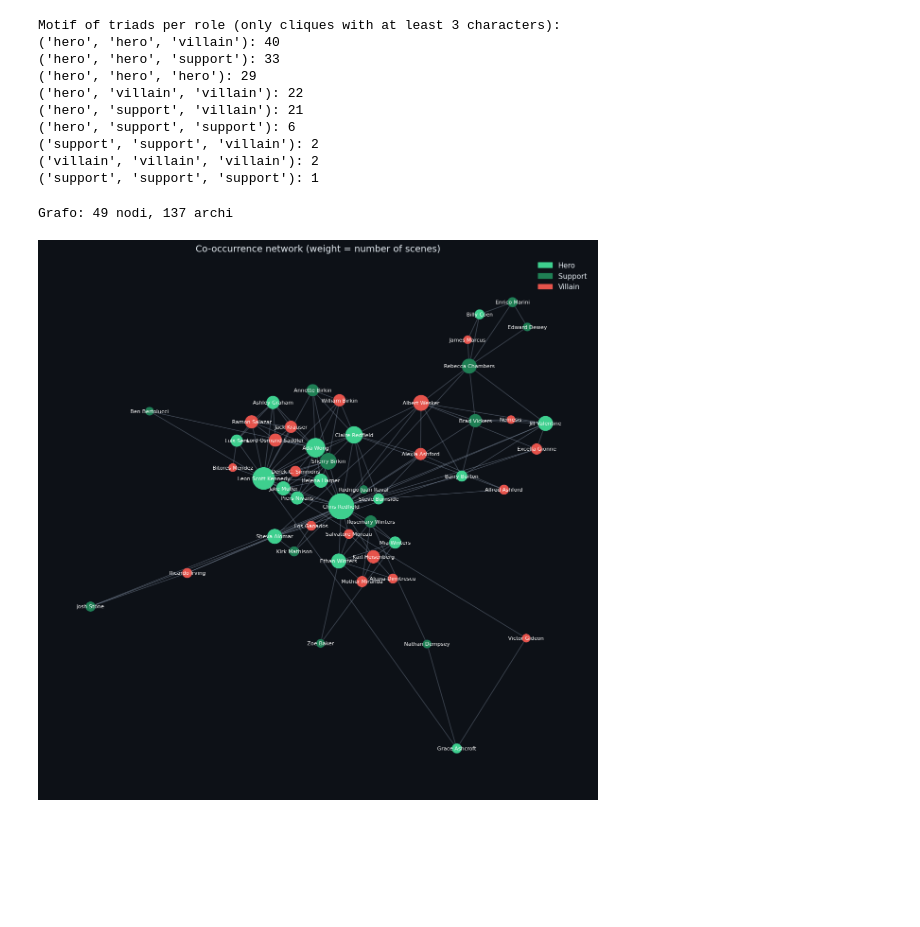
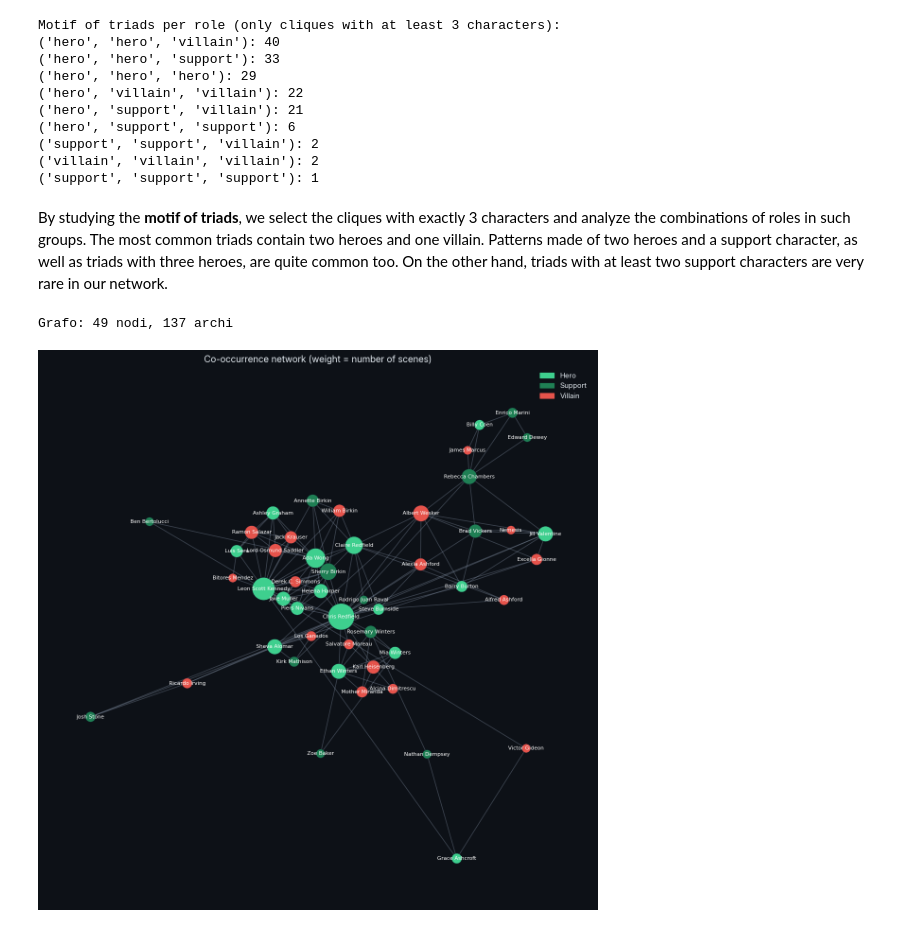
Before and after one commit to tommasofacchin/resident-evil, a Jupyter notebook: 03-resident-evil-social-network-analysis.ipynb, the cells around one changed output. Drawn from its saved outputs; the diff is of its cells as text; code cells hidden in the pictures; blank space fills up the shorter version.

```diff
--- a/03-resident-evil-social-network-analysis.ipynb
+++ b/03-resident-evil-social-network-analysis.ipynb
@@ -25,10 +49,12 @@ scenes = pd.read_csv("/kaggle/input/datasets/tommasofacchin/resident-evil/scenes
 # %%
 border_subtle = "#2d333b"
 accent       = "#3ecf8e"
-accent_dark  = "#2aa86f"
 accent_dark = "#1f7f54"
 villain = "#e5534b"
 background = "#0d1117"
+
+inter_path = "/kaggle/input/datasets/tommasofacchin/inter-font/Inter_18pt-Regular.ttf"
+fm.fontManager.addfont(inter_path)
 
 def set_sns_style():
     bg_page      = "#0d1117"
@@ -60,7 +86,7 @@ def set_sns_style():
         "axes.labelcolor": text_primary,
         "xtick.color": text_muted,
         "ytick.color": text_muted,
-        "font.family": "sans-serif",
+        "font.family": "Inter 18pt",#"sans-serif",
         "font.sans-serif": [
             "Inter",
             "system-ui",
@@ -612,6 +675,8 @@ Motif of triads per role (only cliques with at least 3 characters):
 ('support', 'support', 'villain'): 2
 ('villain', 'villain', 'villain'): 2
 ('support', 'support', 'support'): 1
+# %% [markdown]
+By studying the **motif of triads**, we select the cliques with exactly 3 characters and analyze the combinations of roles in such groups. The most common triads contain two heroes and one villain. Patterns made of two heroes and a support character, as well as triads with three heroes, are quite common too. On the other hand, triads with at least two support characters are very rare in our network.
 # %%
 isolated_nodes = list(nx.isolates(G))
 G.remove_nodes_from(isolated_nodes)
@@ -658,31 +723,40 @@ nx.draw_networkx_nodes(
 
 top_nodes = sorted(degree_dict, key=degree_dict.get, reverse=True)[:90]
 top_nodes = [n for n in top_nodes if n in G]
 labels = {n: id_to_name.get(n, str(n)) for n in top_nodes}
 
 nx.draw_networkx_labels(
     G, pos,
     labels=labels,
     font_size=8,
     font_color="white"
 )
 
+
+for n in G.nodes():
+    G.nodes[n]["label"] = id_to_name.get(n, str(n))
+    G.nodes[n]["role"] = id_to_role.get(n, "unknown")
+    G.nodes[n]["degree"] = degree_dict.get(n, 0)
+
+# Export for Gephi
+nx.write_gexf(G, "co_occurrence.gexf")
+
 plt.axis("off")
 plt.title("Co-occurrence network (weight = number of scenes)")
 
 hero_patch    = mpatches.Patch(color=accent,      label="Hero")
 support_patch = mpatches.Patch(color=accent_dark, label="Support")
 villain_patch = mpatches.Patch(color=villain,     label="Villain")
 
 plt.legend(
     handles=[hero_patch, support_patch, villain_patch],
     loc="upper right",
     frameon=False
 )
 
 plt.tight_layout()
 plt.savefig("co-occurrence_network.png")
 plt.show()
 # %% [output]
 Grafo: 49 nodi, 137 archi
-[figure, old version]
+[figure, new version]
```
Also changed, not shown: parts of 23 cells of this notebook.
